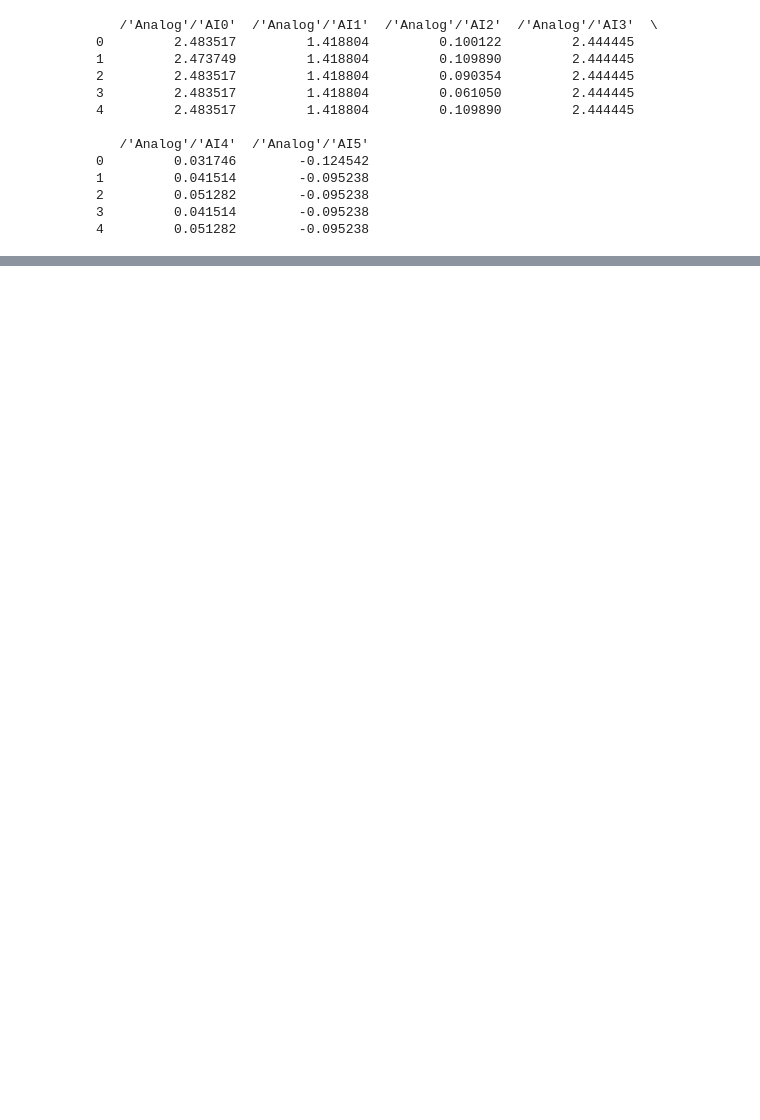
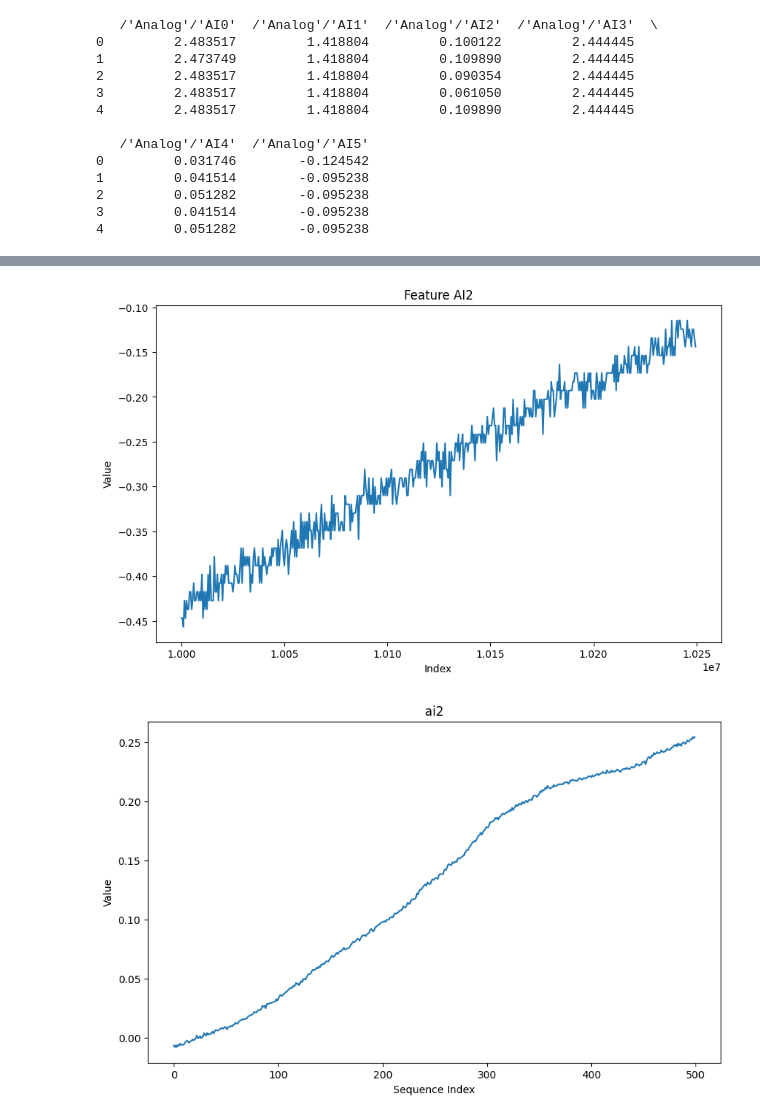
Before and after one commit to HyouinSchoolAcc/GPT_two_qubit_polarization_tracking, a Jupyter notebook: Legacy/train.ipynb, the cells around one changed output, grey strips where cells are left out. Drawn from its saved outputs; the diff is of its cells as text; code cells hidden in the pictures; blank space fills up the shorter version.

```diff
--- a/Legacy/train.ipynb
+++ b/Legacy/train.ipynb
@@ -398,13 +415,16 @@ plt.show()
 # %%
 plt.figure(figsize=(10, 6))
-plt.plot(df["AI2"][20000:20500])
+plt.plot(df["/'Analog'/'AI2'"][20000:20500])
 plt.title('Feature AI2')
 plt.xlabel('Index')
 plt.ylabel('Value')
 plt.show()
 plt.figure(figsize=(10, 6))
 plt.plot(AI2[20000:20500])
 plt.title('ai2')
 plt.xlabel('Sequence Index')
 plt.ylabel('Value')
 plt.show()
+# %% [output]
+[figure, added]
+[figure, added]
```
Also changed, not shown: parts of 11 cells of this notebook.
